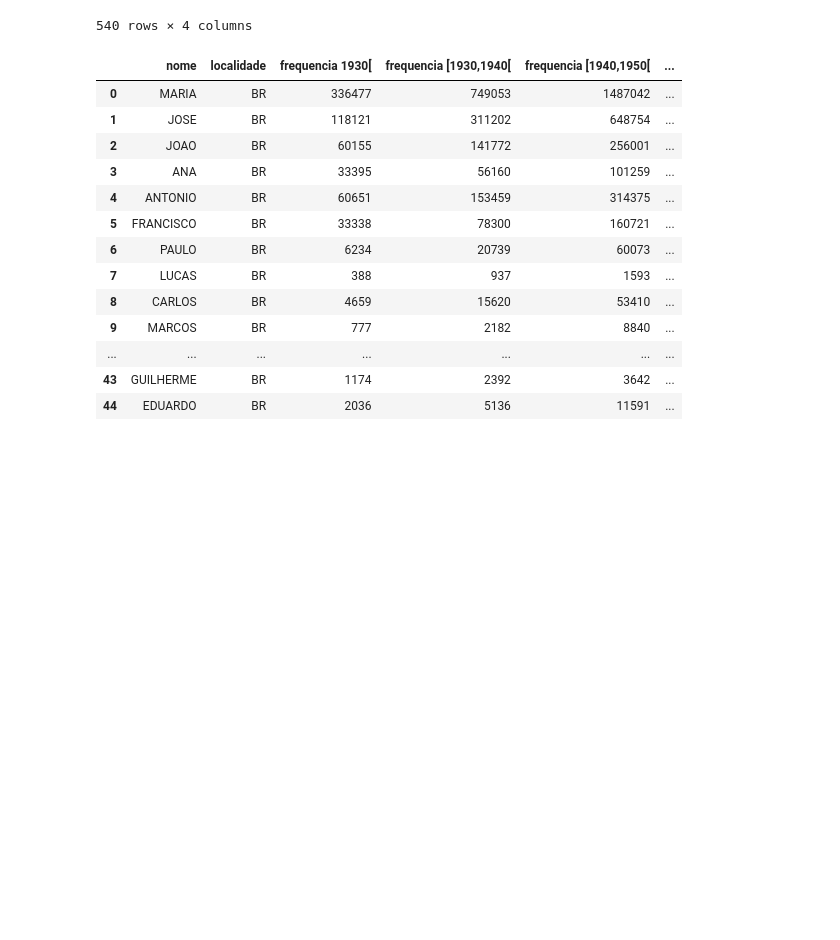
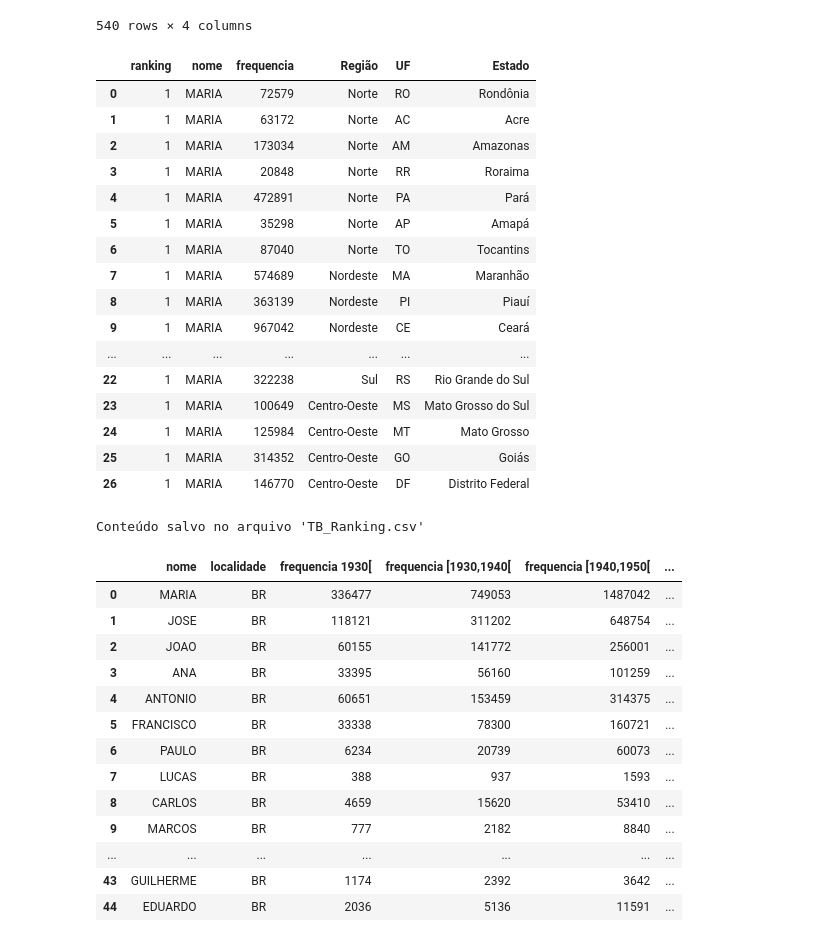
Before and after one commit to Francis-Vieira/GIT_AULAS, a Jupyter notebook: Aula 14 - Entrega parcial.ipynb, the cells around one changed output. Cells and saved outputs as stored; diff of their text form; code cells hidden in the pictures; blank space fills up the shorter version.

```diff
--- a/Aula 14 - Entrega parcial.ipynb
+++ b/Aula 14 - Entrega parcial.ipynb
@@ -325,6 +345,52 @@ pd.read_sql_query(consulta_TB_Ranking, conn)
 | 538 | 53 | LUIS | 10291 | 19 |
 | 539 | 53 | FELIPE | 10120 | 20 |
 540 rows × 4 columns
+# %%
+
+# Conectando ao banco de dados SQLite
+conn = sqlite3.connect('BD_IBGE_Nomes.db')
+
+# consulta tabela 'TB_Ranking' e 'TB_Localidades'
+consulta_TB_Ranking_Localidade = "SELECT ranking, TB_Ranking.nome, frequencia, regiao_nome 'Região', sigla UF, TB_Localidades.nome Estado FROM TB_Ranking INNER JOIN TB_Localidades ON TB_Ranking.localidade_id = TB_Localidades.id WHERE ranking = 1"
+pd.read_sql_query(consulta_TB_Ranking_Localidade, conn)
+# %% [output]
+|  | ranking | nome | frequencia | Região | UF | Estado |
+| 0 | 1 | MARIA | 72579 | Norte | RO | Rondônia |
+| 1 | 1 | MARIA | 63172 | Norte | AC | Acre |
+| 2 | 1 | MARIA | 173034 | Norte | AM | Amazonas |
+| 3 | 1 | MARIA | 20848 | Norte | RR | Roraima |
+| 4 | 1 | MARIA | 472891 | Norte | PA | Pará |
+| 5 | 1 | MARIA | 35298 | Norte | AP | Amapá |
+| 6 | 1 | MARIA | 87040 | Norte | TO | Tocantins |
+| 7 | 1 | MARIA | 574689 | Nordeste | MA | Maranhão |
+| 8 | 1 | MARIA | 363139 | Nordeste | PI | Piauí |
+| 9 | 1 | MARIA | 967042 | Nordeste | CE | Ceará |
+| ... | ... | ... | ... | ... | ... | ... |
+| 22 | 1 | MARIA | 322238 | Sul | RS | Rio Grande do Sul |
+| 23 | 1 | MARIA | 100649 | Centro-Oeste | MS | Mato Grosso do Sul |
+| 24 | 1 | MARIA | 125984 | Centro-Oeste | MT | Mato Grosso |
+| 25 | 1 | MARIA | 314352 | Centro-Oeste | GO | Goiás |
+| 26 | 1 | MARIA | 146770 | Centro-Oeste | DF | Distrito Federal |
+# %%
+import pandas as pd
+import sqlite3
+
+# Conectando ao banco de dados SQLite
+conn = sqlite3.connect('BD_IBGE_Nomes.db')
+
+# Consulta tabela 'TB_Ranking'
+consulta1_TB_Ranking = "SELECT * FROM TB_Ranking"
+df_ranking1 = pd.read_sql_query(consulta1_TB_Ranking, conn)
+
+# Salvando o conteúdo da consulta em um arquivo CSV
+df_ranking1.to_csv('TB_Ranking.csv', index=False)
+
+# Fechando a conexão com o banco de dados
+conn.close()
+
+print("Conteúdo salvo no arquivo 'TB_Ranking.csv'")
+# %% [output]
+Conteúdo salvo no arquivo 'TB_Ranking.csv'
 # %%
 
 # Conectando ao banco de dados SQLite
```
Also changed, not shown: parts of 3 cells of this notebook, 3 other files.
